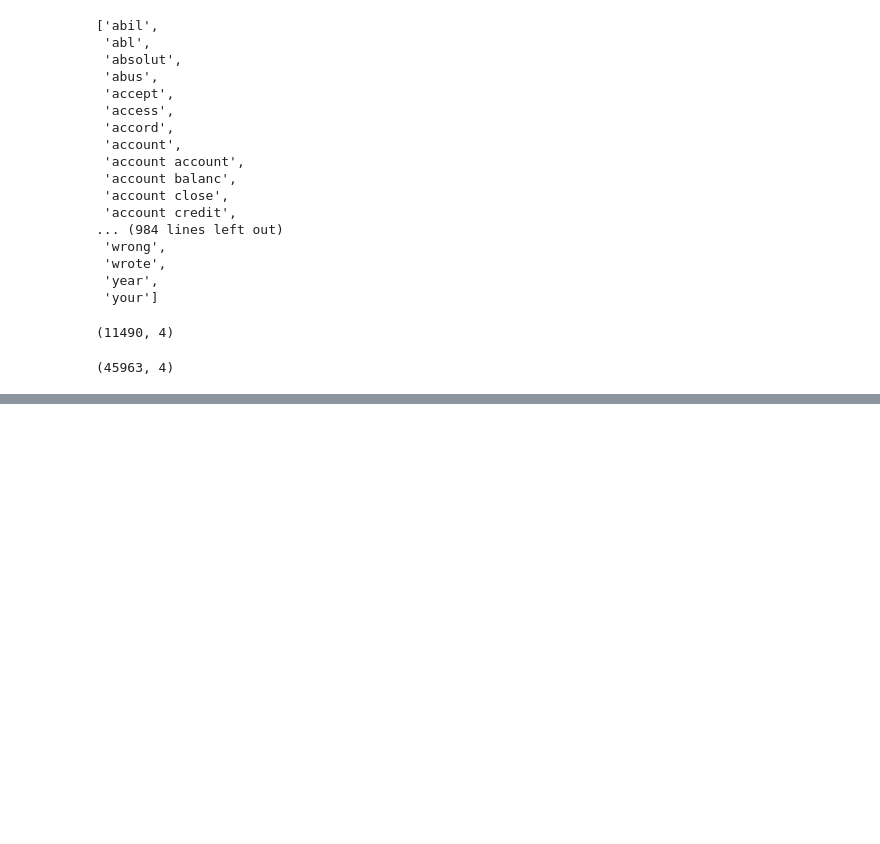
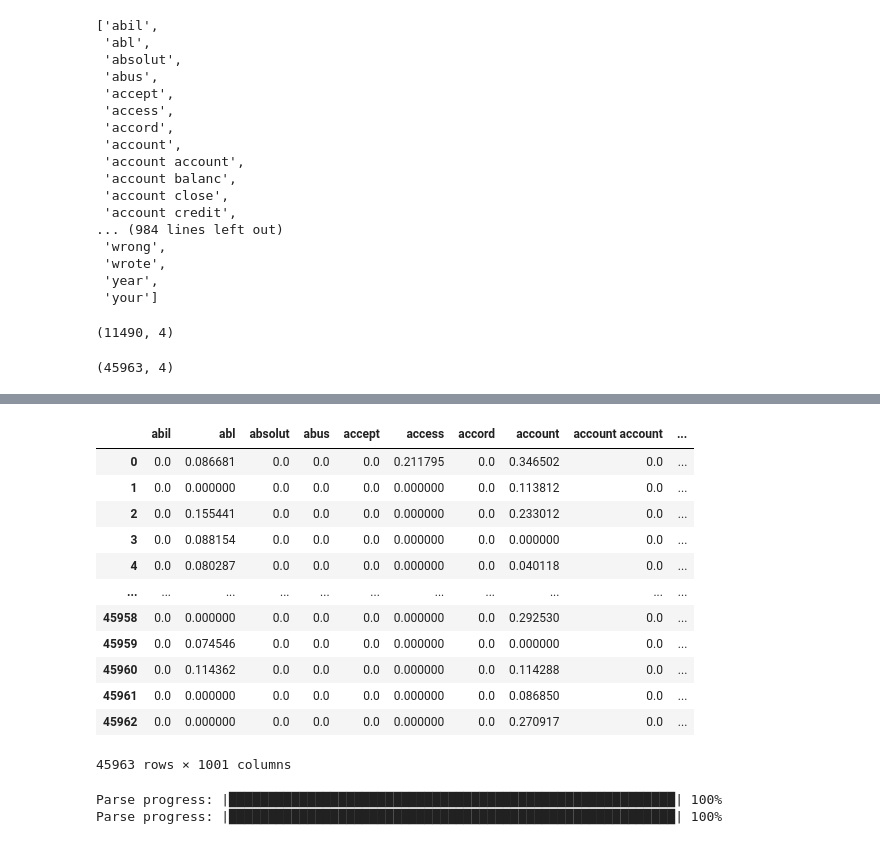
Before and after one commit to Shankar-Hadimani/ai-ml-engineering, a Jupyter notebook: Text_Classification_with_TFIDF_AutoML_sklearn.ipynb, the cells around one changed output, grey strips where cells are left out. Cells and saved outputs as stored; diff of their text form; code cells hidden in the pictures; blank space fills up the shorter version.

```diff
--- a/Text_Classification_with_TFIDF_AutoML_sklearn.ipynb
+++ b/Text_Classification_with_TFIDF_AutoML_sklearn.ipynb
@@ -258 +271,25 @@ train_df
 11490 rows × 1001 columns
+# %%
+test_df = pd.DataFrame(test_vectors.toarray(), columns=vectorizer_tf.get_feature_names())
+test_df = pd.concat([test_df,X_test['target'].reset_index(drop=True)], axis=1)
+test_df
+# %% [output]
+|  | abil | abl | absolut | abus | accept | access | accord | account | account account | ... |
+| 0 | 0.0 | 0.086681 | 0.0 | 0.0 | 0.0 | 0.211795 | 0.0 | 0.346502 | 0.0 | ... |
+| 1 | 0.0 | 0.000000 | 0.0 | 0.0 | 0.0 | 0.000000 | 0.0 | 0.113812 | 0.0 | ... |
+| 2 | 0.0 | 0.155441 | 0.0 | 0.0 | 0.0 | 0.000000 | 0.0 | 0.233012 | 0.0 | ... |
+| 3 | 0.0 | 0.088154 | 0.0 | 0.0 | 0.0 | 0.000000 | 0.0 | 0.000000 | 0.0 | ... |
+| 4 | 0.0 | 0.080287 | 0.0 | 0.0 | 0.0 | 0.000000 | 0.0 | 0.040118 | 0.0 | ... |
+| ... | ... | ... | ... | ... | ... | ... | ... | ... | ... | ... |
+| 45958 | 0.0 | 0.000000 | 0.0 | 0.0 | 0.0 | 0.000000 | 0.0 | 0.292530 | 0.0 | ... |
+| 45959 | 0.0 | 0.074546 | 0.0 | 0.0 | 0.0 | 0.000000 | 0.0 | 0.000000 | 0.0 | ... |
+| 45960 | 0.0 | 0.114362 | 0.0 | 0.0 | 0.0 | 0.000000 | 0.0 | 0.114288 | 0.0 | ... |
+| 45961 | 0.0 | 0.000000 | 0.0 | 0.0 | 0.0 | 0.000000 | 0.0 | 0.086850 | 0.0 | ... |
+| 45962 | 0.0 | 0.000000 | 0.0 | 0.0 | 0.0 | 0.000000 | 0.0 | 0.270917 | 0.0 | ... |
+45963 rows × 1001 columns
+# %%
+h20_train_df = h2o.H2OFrame(train_df)
+h2o_test_df = h2o.H2OFrame(test_df)
+# %% [output]
+Parse progress: |█████████████████████████████████████████████████████████| 100%
+Parse progress: |█████████████████████████████████████████████████████████| 100%
```
Also changed, not shown: parts of 7 cells of this notebook.
